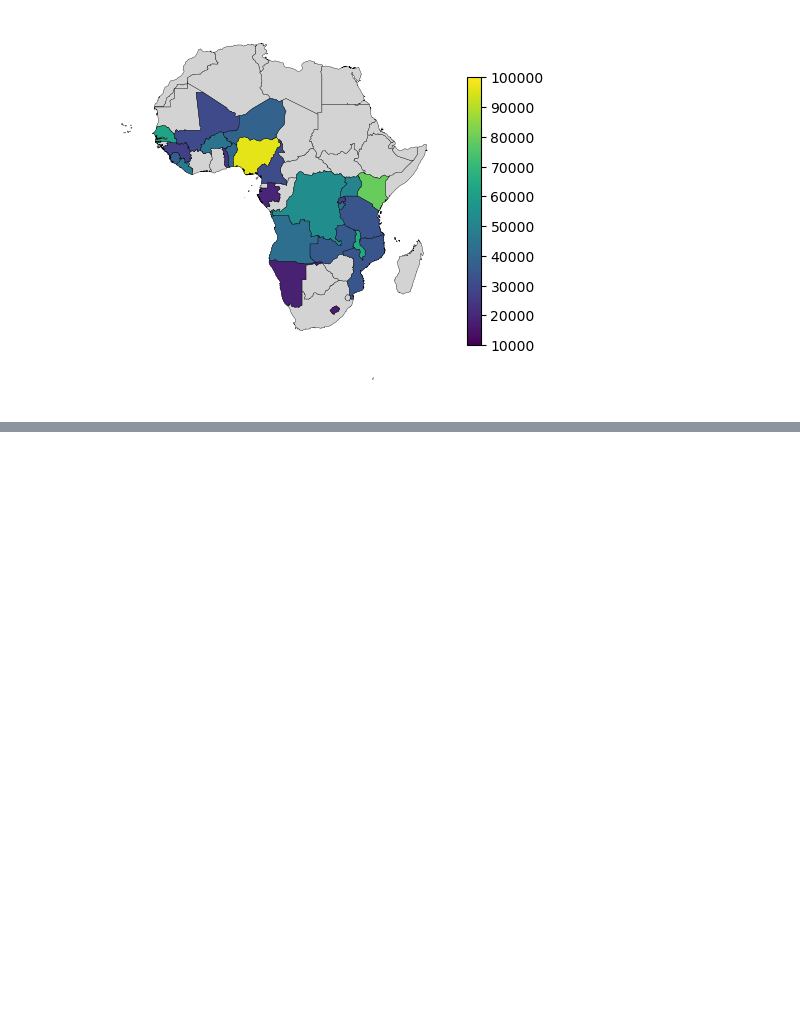
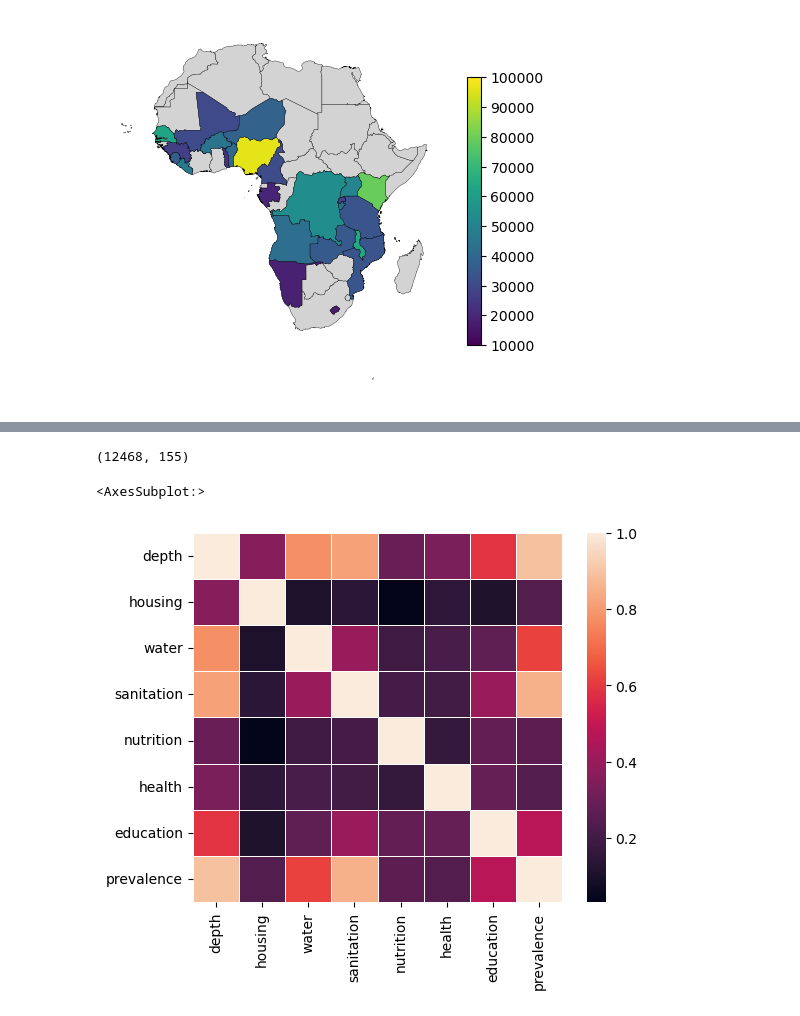
Before and after one commit to marinavicini/stc_continuing, a Jupyter notebook: notebooks/MV_figures_thesis.ipynb, the cells around one changed output, grey strips where cells are left out. Drawn from its saved outputs; the diff is of its cells as text; code cells hidden in the pictures; blank space fills up the shorter version.

Commit message:
correlation btw dimensions

```diff
--- a/notebooks/MV_figures_thesis.ipynb
+++ b/notebooks/MV_figures_thesis.ipynb
@@ -154,0 +160,22 @@ Children surveys per country
+# %%
+hexes_dhs = pd.read_csv(read_path + '/20221025_hexes_dhs.csv', dtype={'hex_code':int})
+# %%
+hexes_dhs_no_neigh = hexes_dhs[hexes_dhs['deprived_sev'].isna()==False].copy()
+hexes_dhs_no_neigh.shape
+# %% [output]
+(12468, 155)
+# %%
+dimensions = ['sumpoor_sev', 'dep_housing_sev', 'dep_water_sev',
+       'dep_sanitation_sev', 'dep_nutrition_sev', 'dep_health_sev',
+       'dep_education_sev', 'deprived_sev']
+labels = ['depth', 'housing', 'water', 'sanitation', 'nutrition', 'health', 'education', 'prevalence']
+# %%
+corr_no_neigh = hexes_dhs_no_neigh[dimensions].corr()
+# %%
+sns.heatmap(corr_no_neigh,
+            square=True,
+            xticklabels=labels, yticklabels=labels,
+            linewidth=.5)
+# %% [output]
+<AxesSubplot:>
+[figure, added]
```
Also changed, not shown: parts of 3 cells of this notebook.
